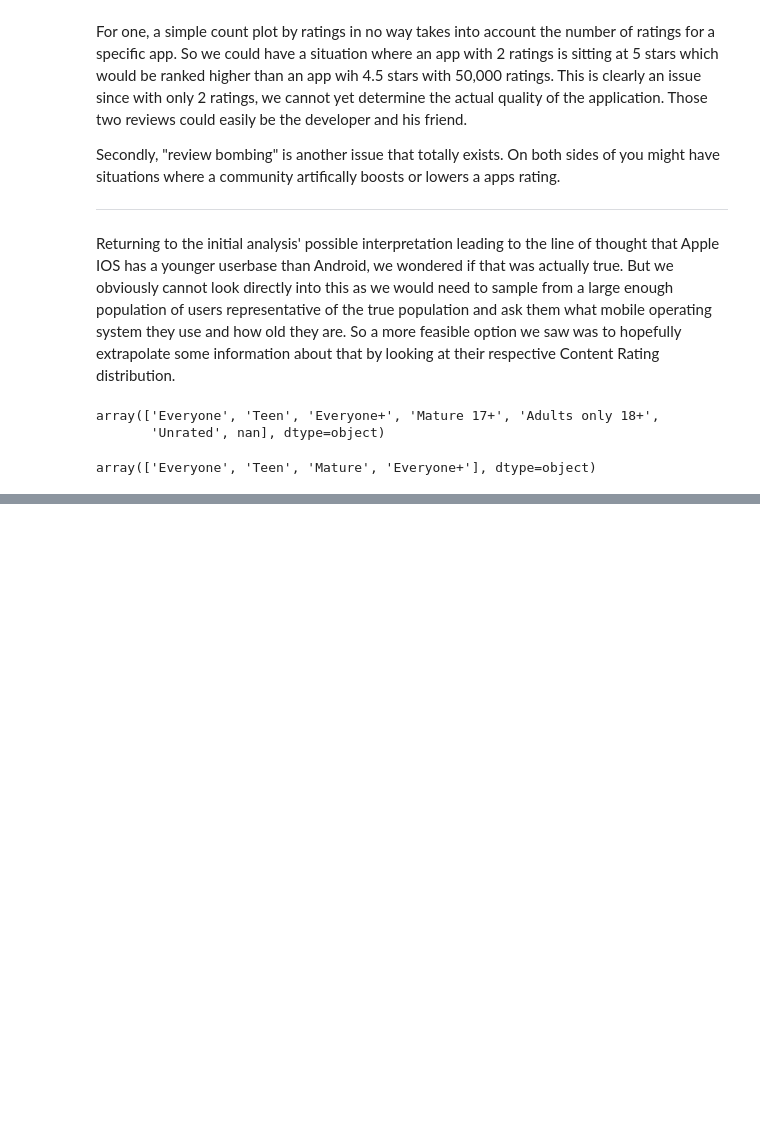
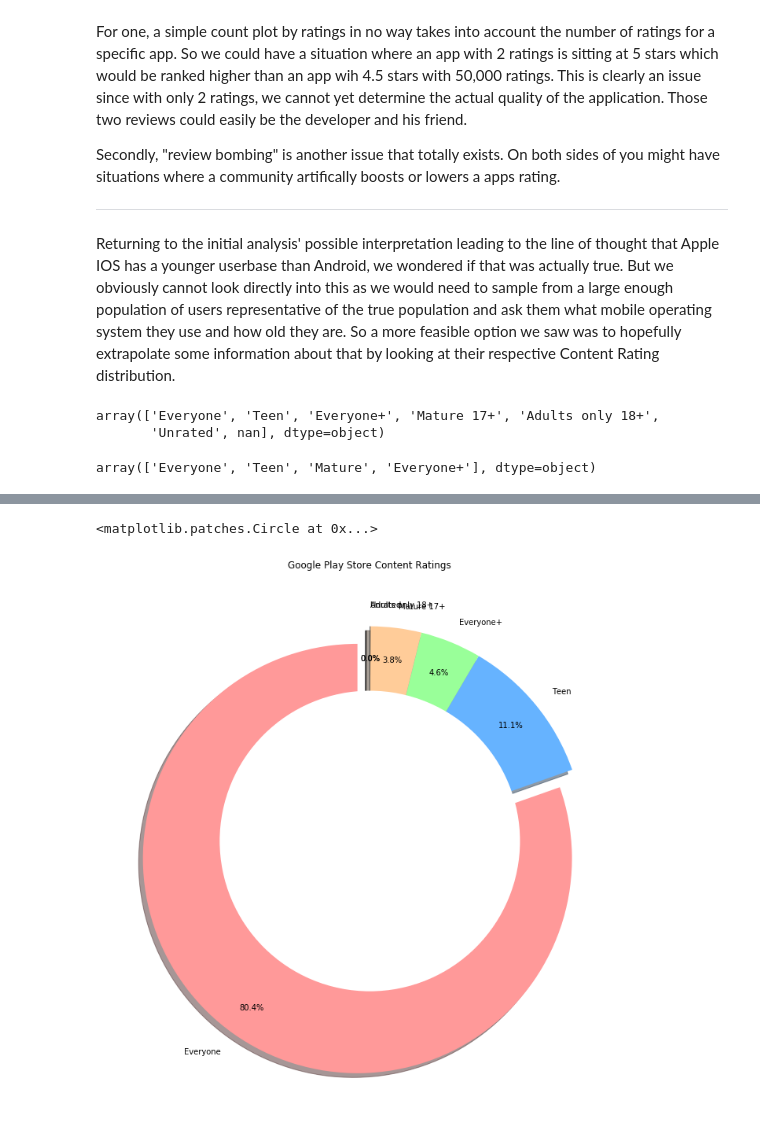
Before and after one commit to RJN-2B/DSLimNguyen, a Jupyter notebook: nb/Deliverable1.ipynb, the cells around one changed output, grey strips where cells are left out. Drawn from its saved outputs; the diff is of its cells as text; code cells hidden in the pictures; blank space fills up the shorter version.

Commit message:
Added graphs showing the distribution of Content Ratings between the two storefronts and explained an analysis on that.

```diff
--- a/nb/Deliverable1.ipynb
+++ b/nb/Deliverable1.ipynb
@@ -310,0 +321,20 @@ array(['Everyone', 'Teen', 'Mature', 'Everyone+'], dtype=object)
+# %%
+ggplay_content_labels = ['Everyone', 'Teen', 'Everyone+', 'Mature 17+', 'Adults only 18+', 'Unrated']
+explode = (0.1, 0.0, 0, 0, 0.0, 0.0)
+colors = ['#ff9999','#66b3ff','#99ff99','#ffcc99', '#000000', '#000000']
+
+plt.figure(figsize = (10,10))
+plt.title('Google Play Store Content Ratings')
+plt.pie(x = ggplay_df['Content Rating'].value_counts(), colors = colors, pctdistance=0.85, explode = explode,  labels = ggplay_content_labels, autopct='%1.1f%%',
+        shadow=True, startangle=90)
+plt.tight_layout()
+
+
+
+centre_circle = plt.Circle((0,0),0.70,fc='white')
+ax1.axis('equal')
+fig = plt.gcf()
+fig.gca().add_artist(centre_circle)
+# %% [output]
+<matplotlib.patches.Circle at 0x...>
+[figure, added]
```
Also changed, not shown: parts of 3 cells of this notebook.
